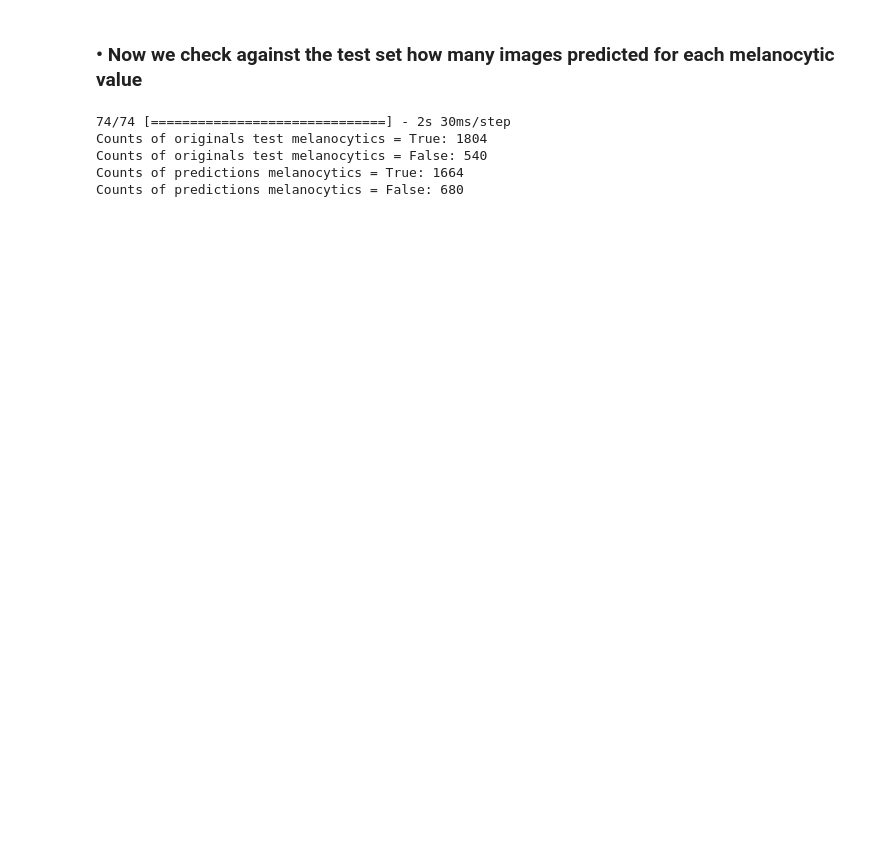
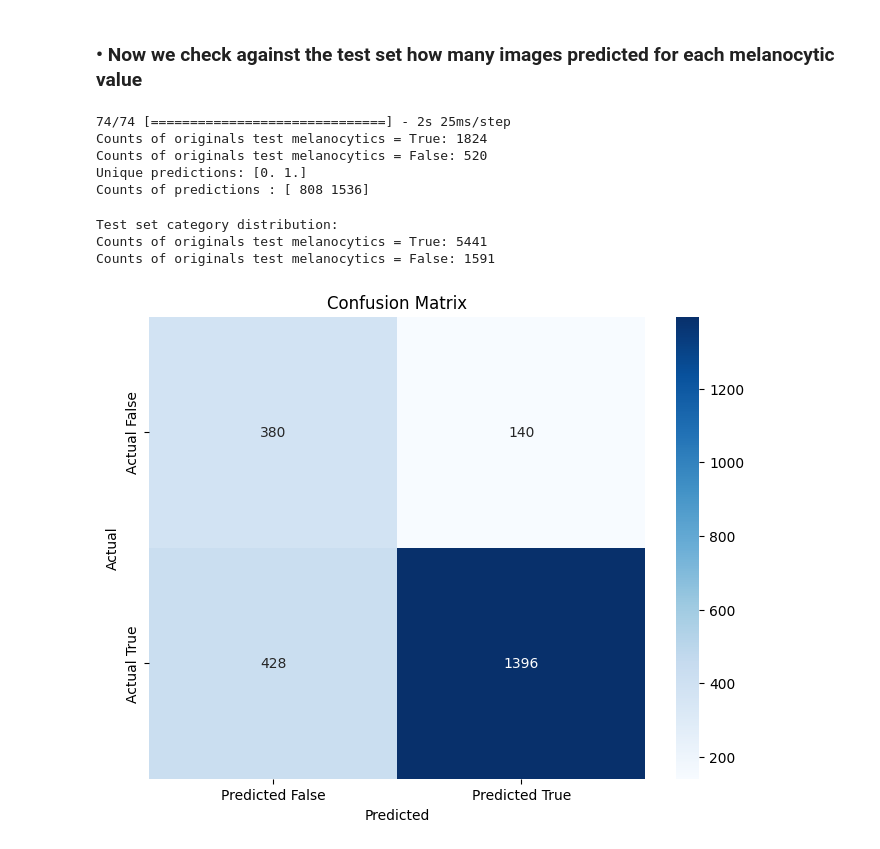
Before and after one commit to AndreyArguedas/DeepLearning, a Jupyter notebook: Documentos de Deep Learning GR 40/TP1/TP1-Tunner.ipynb, the cells around one changed output. Drawn from its saved outputs; the diff is of its cells as text; code cells hidden in the pictures; blank space fills up the shorter version.

```diff
--- a/Documentos de Deep Learning GR 40/TP1/TP1-Tunner.ipynb
+++ b/Documentos de Deep Learning GR 40/TP1/TP1-Tunner.ipynb
@@ -436,11 +540,34 @@ print(f"Counts of originals test melanocytics = True: {counts_originals[1]}")
 print(f"Counts of originals test melanocytics = False: {counts_originals[0]}")
 
 unique_predictions, counts = np.unique(np.round(predictions), return_counts=True)
-print(f"Counts of predictions melanocytics = True: {counts[1]}")
-print(f"Counts of predictions melanocytics = False: {counts[0]}")
+print(f"Unique predictions: {unique_predictions}")
+print(f"Counts of predictions : {counts}")
 # %% [output]
-74/74 [==============================] - 2s 30ms/step
-Counts of originals test melanocytics = True: 1804
-Counts of originals test melanocytics = False: 540
-Counts of predictions melanocytics = True: 1664
-Counts of predictions melanocytics = False: 680
+74/74 [==============================] - 2s 25ms/step
+Counts of originals test melanocytics = True: 1824
+Counts of originals test melanocytics = False: 520
+Unique predictions: [0. 1.]
+Counts of predictions : [ 808 1536]
+# %%
+print("\nTest set category distribution:")
+unique_originals, counts_originals = np.unique(y_train, return_counts=True)
+print(f"Counts of originals test melanocytics = True: {counts_originals[1]}")
+print(f"Counts of originals test melanocytics = False: {counts_originals[0]}")
+# %% [output]
+Test set category distribution:
+Counts of originals test melanocytics = True: 5441
+Counts of originals test melanocytics = False: 1591
+# %%
+y_pred = (predictions > 0.5).astype(int)  # Convert probabilities to binary predictions
+# Compute the confusion matrix
+cm = confusion_matrix(y_test, y_pred)
+
+# Plot the confusion matrix
+plt.figure(figsize=(8, 6))
+sns.heatmap(cm, annot=True, fmt='d', cmap='Blues', xticklabels=['Predicted False', 'Predicted True'], yticklabels=['Actual False', 'Actual True'])
+plt.title('Confusion Matrix')
+plt.xlabel('Predicted')
+plt.ylabel('Actual')
+plt.show()
+# %% [output]
+[figure, added]
```
Also changed, not shown: parts of 18 cells of this notebook, 1 other file.
